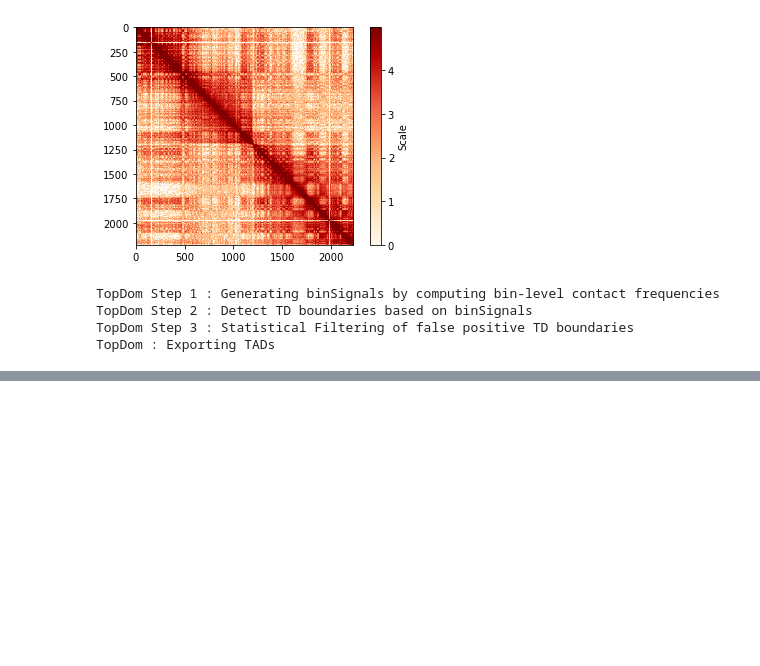
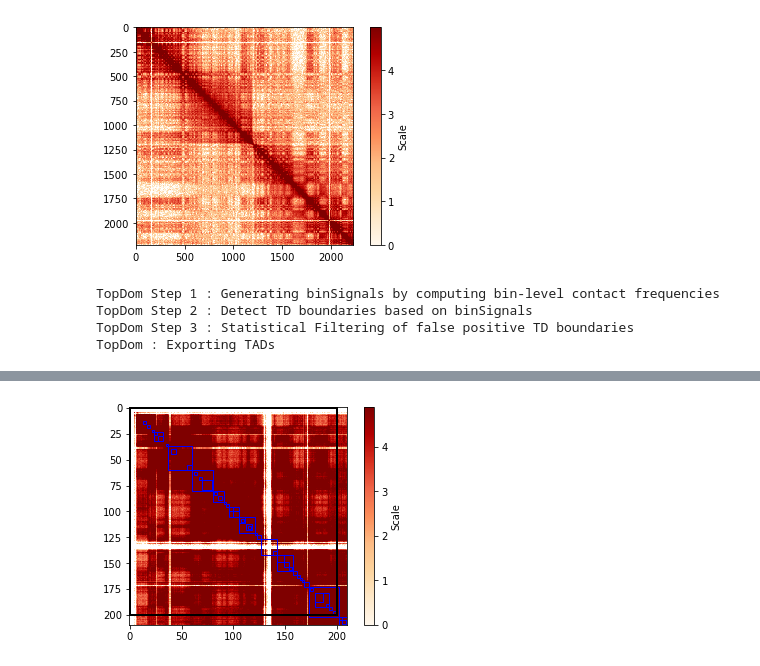
Before and after one commit to meet-eu-21/Team-SA1, a Jupyter notebook: TAD_tutorial.ipynb, the cells around one changed output, grey strips where cells are left out. Saved outputs shown, nothing was run; the diff lists cells and outputs as text; code cells hidden in the pictures; blank space fills up the shorter version.

```diff
--- a/TAD_tutorial.ipynb
+++ b/TAD_tutorial.ipynb
@@ -38,0 +37,4 @@ FileNotFoundError: [Errno 2] No such file or directory: 'data\\HiC\\GM12878\\100
+# %%
+plot_data(hic_mat.original_matrix, region=(0,20000000), tads=tadtree_tads, resolution=resolution)
+# %% [output]
+[figure, added]
```
Also changed, not shown: parts of 3 cells of this notebook, 1 other file.
